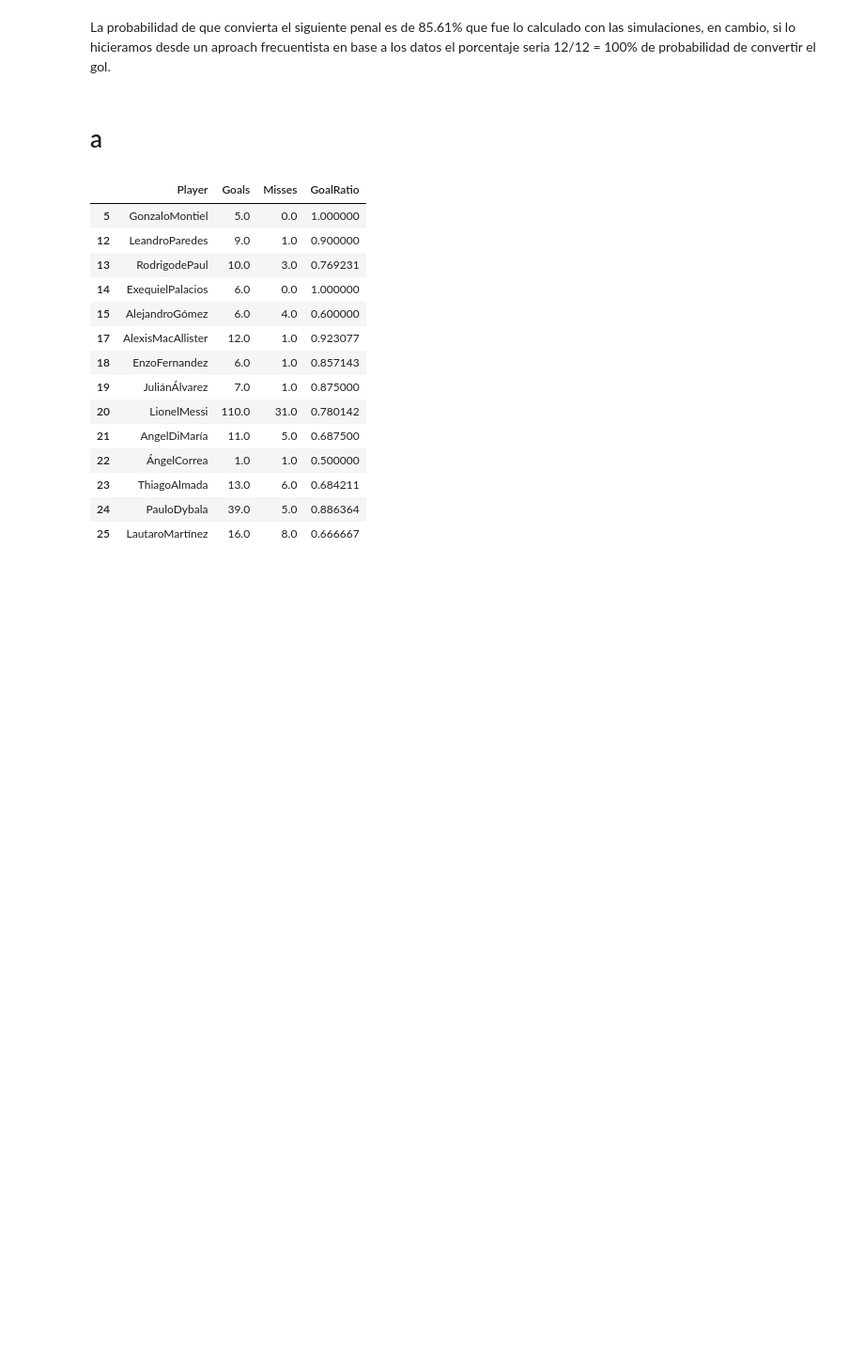
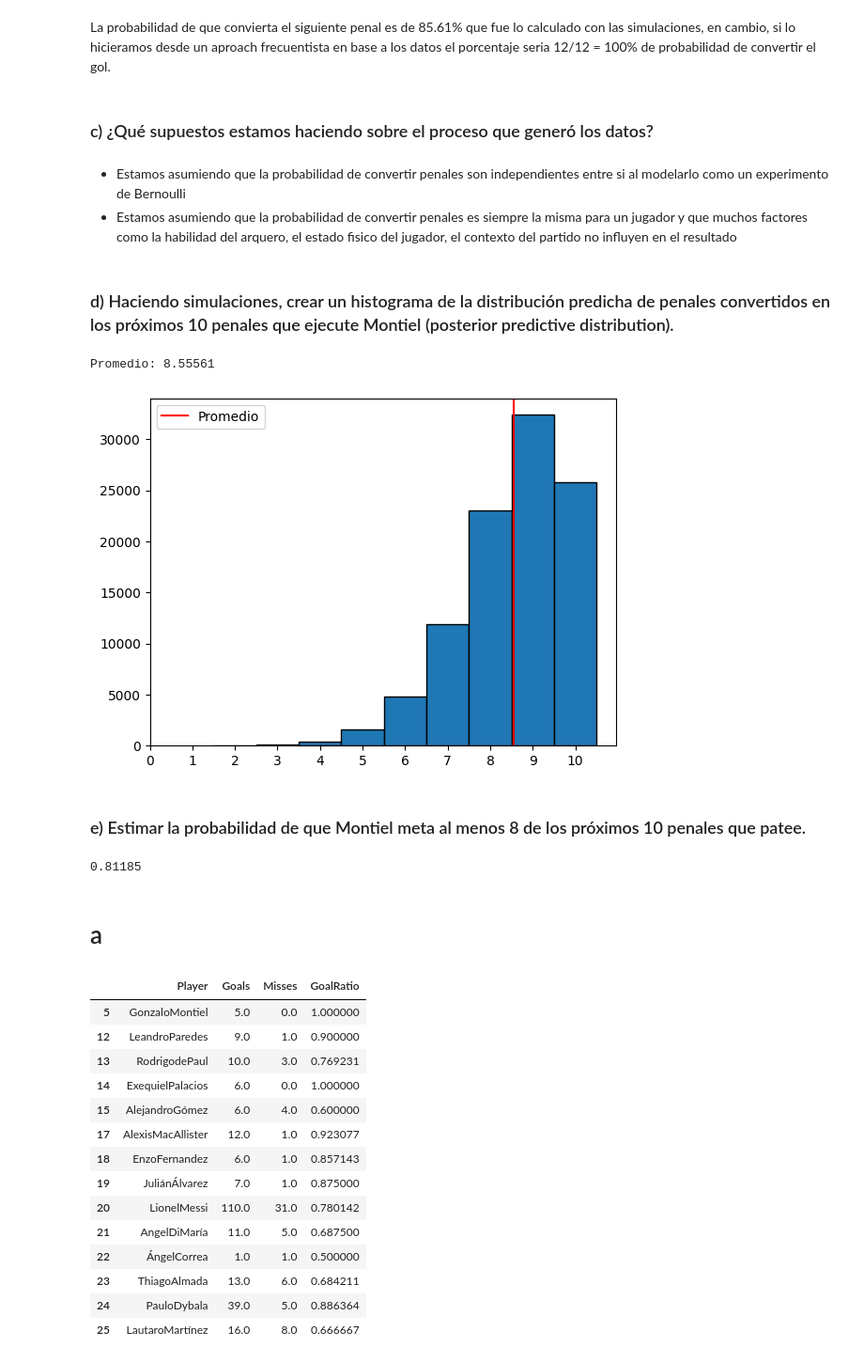
Before and after one commit to MatiMoran/EstimacionBayesiana, a Jupyter notebook: entregables/1/entrega_1_programatica.ipynb, the cells around one changed output. Shown: that part at 94% size. Drawn from its saved outputs; the diff is of its cells as text; code cells hidden in the pictures; blank space fills up the shorter version.

```diff
--- a/entregables/1/entrega_1_programatica.ipynb
+++ b/entregables/1/entrega_1_programatica.ipynb
@@ -137,5 +137,40 @@ Esperanza Teorica 0.8620689655172413
 # %% [markdown]
 La probabilidad de que convierta el siguiente penal es de 85.61% que fue lo calculado con las simulaciones, en cambio, si lo hicieramos desde un aproach frecuentista en base a los datos el porcentaje seria 12/12 = 100% de probabilidad de convertir el gol.
+# %% [markdown]
+### c)  ¿Qué supuestos estamos haciendo sobre el proceso que generó los datos?
+# %% [markdown]
+- Estamos asumiendo que la probabilidad de convertir penales son independientes entre si al modelarlo como un experimento de Bernoulli
+- Estamos asumiendo que la probabilidad de convertir penales es siempre la misma para un jugador y que muchos factores como la habilidad del arquero, el estado fisico del jugador, el contexto del partido no influyen en el resultado
+# %% [markdown]
+### d)  Haciendo simulaciones, crear un histograma de la distribución predicha de penales convertidos en los próximos 10 penales que ejecute Montiel (posterior predictive distribution).
+# %%
+samples = sample_from_pdf(100000, x, y_post/np.sum(y_post)) # normalizamos y_post para que sume 1
+
+# Generamos aleatoriamente cuantos goles metió de los 10 tiros para cada sample de theta.
+goals_predicted = np.vectorize(lambda x: np.random.binomial(10, x))(samples)
+
+mean= np.mean(goals_predicted)
+print("Promedio:", mean)
+
+fig, ax = plt.subplots(1)
+d = np.diff(np.unique(goals_predicted)).min()
+left_of_first_bin = goals_predicted.min() - float(d)/2
+right_of_last_bin = goals_predicted.max() + float(d)/2
+plt.hist(goals_predicted, np.arange(left_of_first_bin, right_of_last_bin + d, d), edgecolor='black')
+ax.set_xticks([i for i in range(11)])
+ax.axvline(mean, color = "red", label = "Promedio")
+ax.legend()
+plt.show()
+# %% [output]
+Promedio: 8.55561
+[figure, added]
+# %% [markdown]
+### e) Estimar la probabilidad de que Montiel meta al menos 8 de los próximos 10 penales que patee.
+# %%
+# contamos la cantidad de samples que tienen al menos 8 goles y dividimos por la cantidad total
+len(np.where(goals_predicted >= 8)[0])/len(goals_predicted)
+# %% [output]
+0.81185
 # %% [markdown]
 # a
 # %%
```
Also changed, not shown: parts of 6 cells of this notebook.
